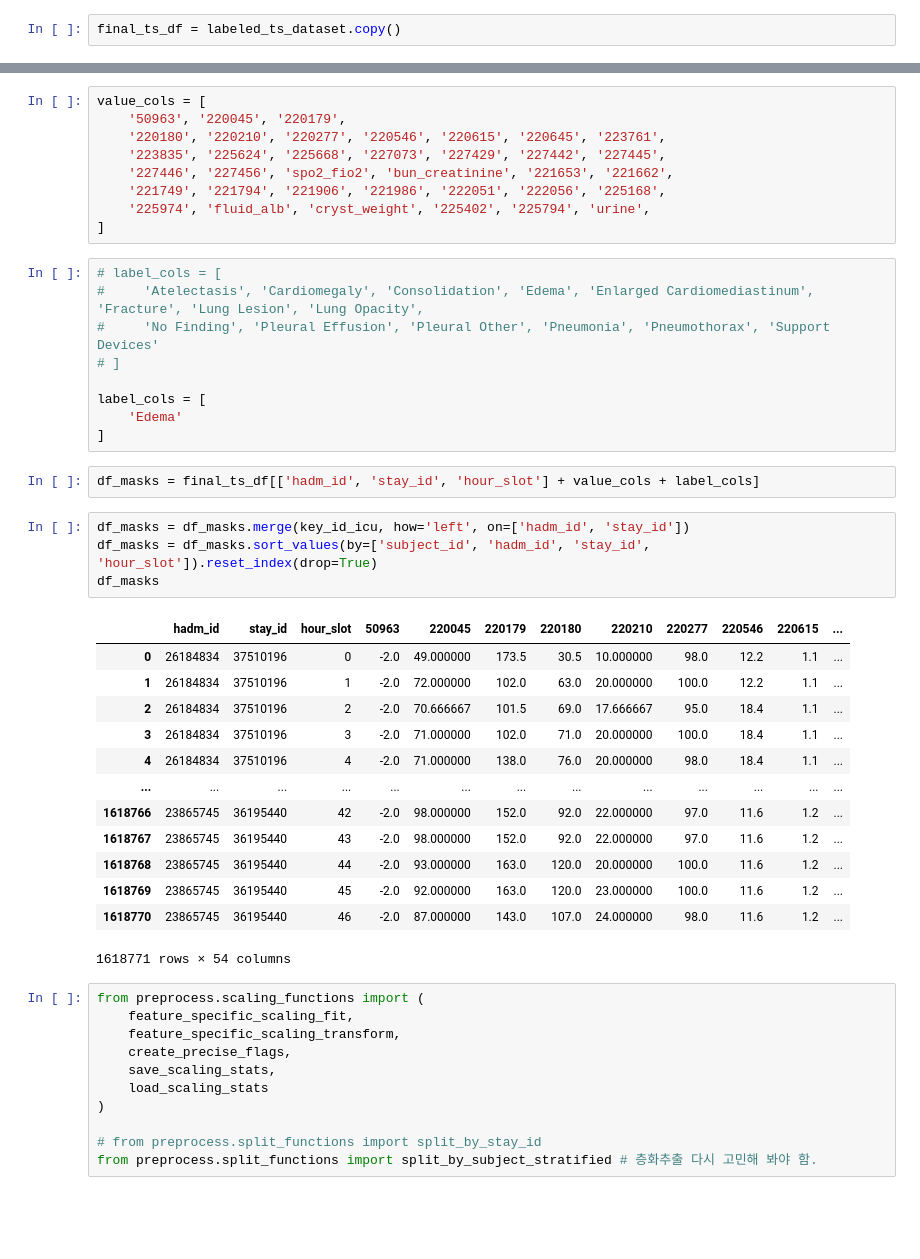
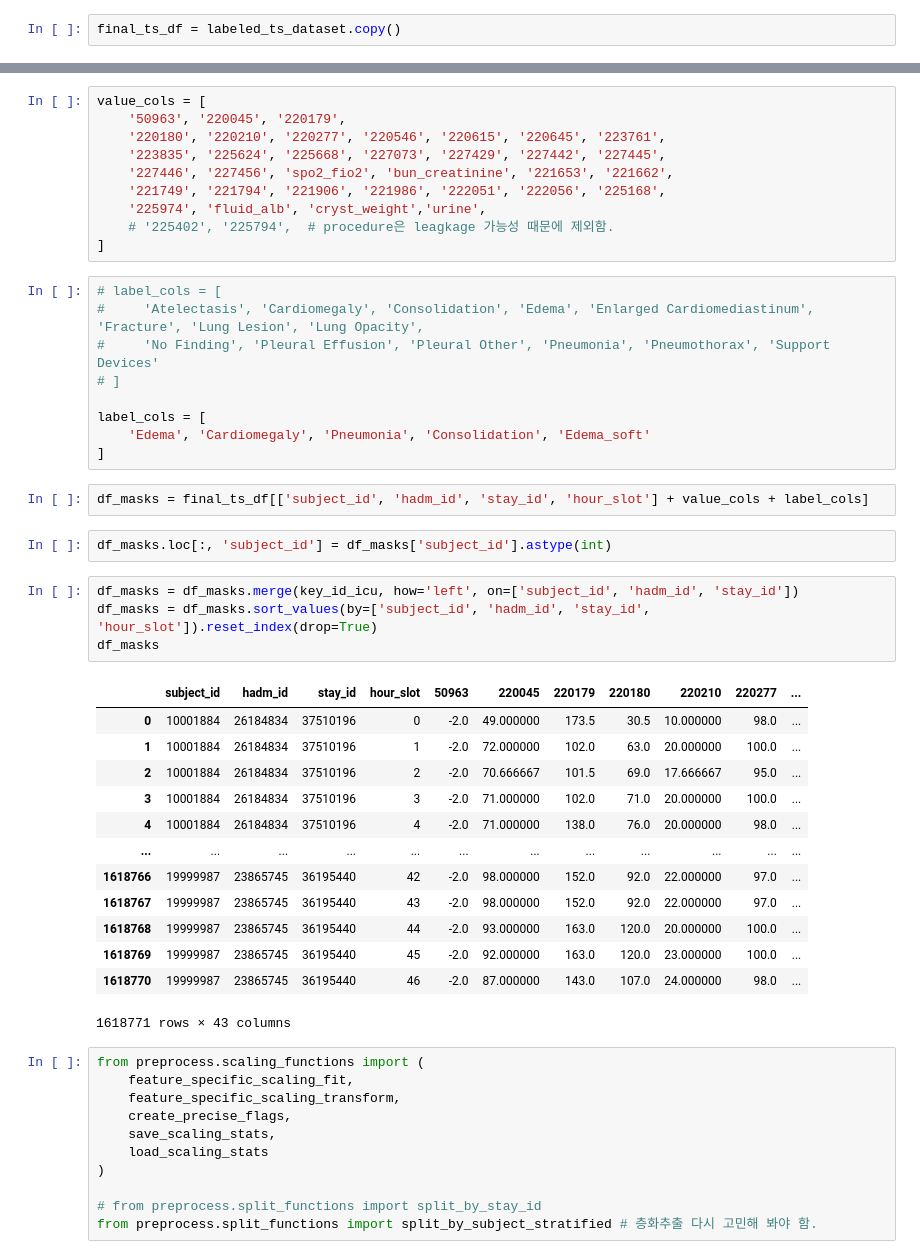
Before and after one commit to lastdancewithyou/multimodal_edema_prediction, a Jupyter notebook: preprocess/time_series_cxr_preprocess_20260316.ipynb, the cells around one changed output, grey strips where cells are left out. Saved outputs shown, nothing was run; the diff lists cells and outputs as text; blank space fills up the shorter version.

```diff
--- a/preprocess/time_series_cxr_preprocess_20260316.ipynb
+++ b/preprocess/time_series_cxr_preprocess_20260316.ipynb
@@ -1547,7 +1434,8 @@ value_cols = [
     '223835', '225624', '225668', '227073', '227429', '227442', '227445',
     '227446', '227456', 'spo2_fio2', 'bun_creatinine', '221653', '221662',
     '221749', '221794', '221906', '221986', '222051', '222056', '225168',
-    '225974', 'fluid_alb', 'cryst_weight', '225402', '225794', 'urine',
+    '225974', 'fluid_alb', 'cryst_weight','urine',
+    # '225402', '225794',  # procedure은 leagkage 가능성 때문에 제외함.
 ]
 # %%
 # label_cols = [
@@ -1556,28 +1444,30 @@ value_cols = [
 # ]
 
 label_cols = [
-    'Edema'
+    'Edema', 'Cardiomegaly', 'Pneumonia', 'Consolidation', 'Edema_soft'
 ]
 # %%
-df_masks = final_ts_df[['hadm_id', 'stay_id', 'hour_slot'] + value_cols + label_cols]
+df_masks = final_ts_df[['subject_id', 'hadm_id', 'stay_id', 'hour_slot'] + value_cols + label_cols]
+# %%
+df_masks.loc[:, 'subject_id'] = df_masks['subject_id'].astype(int)
 # %%
-df_masks = df_masks.merge(key_id_icu, how='left', on=['hadm_id', 'stay_id'])
+df_masks = df_masks.merge(key_id_icu, how='left', on=['subject_id', 'hadm_id', 'stay_id'])
 df_masks = df_masks.sort_values(by=['subject_id', 'hadm_id', 'stay_id', 'hour_slot']).reset_index(drop=True)
 df_masks
 # %% [output]
-|  | hadm_id | stay_id | hour_slot | 50963 | 220045 | 220179 | 220180 | 220210 | 220277 | 220546 | 220615 | ... |
-| 0 | 26184834 | 37510196 | 0 | -2.0 | 49.000000 | 173.5 | 30.5 | 10.000000 | 98.0 | 12.2 | 1.1 | ... |
-| 1 | 26184834 | 37510196 | 1 | -2.0 | 72.000000 | 102.0 | 63.0 | 20.000000 | 100.0 | 12.2 | 1.1 | ... |
-| 2 | 26184834 | 37510196 | 2 | -2.0 | 70.666667 | 101.5 | 69.0 | 17.666667 | 95.0 | 18.4 | 1.1 | ... |
-| 3 | 26184834 | 37510196 | 3 | -2.0 | 71.000000 | 102.0 | 71.0 | 20.000000 | 100.0 | 18.4 | 1.1 | ... |
-| 4 | 26184834 | 37510196 | 4 | -2.0 | 71.000000 | 138.0 | 76.0 | 20.000000 | 98.0 | 18.4 | 1.1 | ... |
-| ... | ... | ... | ... | ... | ... | ... | ... | ... | ... | ... | ... | ... |
-| 1618766 | 23865745 | 36195440 | 42 | -2.0 | 98.000000 | 152.0 | 92.0 | 22.000000 | 97.0 | 11.6 | 1.2 | ... |
-| 1618767 | 23865745 | 36195440 | 43 | -2.0 | 98.000000 | 152.0 | 92.0 | 22.000000 | 97.0 | 11.6 | 1.2 | ... |
-| 1618768 | 23865745 | 36195440 | 44 | -2.0 | 93.000000 | 163.0 | 120.0 | 20.000000 | 100.0 | 11.6 | 1.2 | ... |
-| 1618769 | 23865745 | 36195440 | 45 | -2.0 | 92.000000 | 163.0 | 120.0 | 23.000000 | 100.0 | 11.6 | 1.2 | ... |
-| 1618770 | 23865745 | 36195440 | 46 | -2.0 | 87.000000 | 143.0 | 107.0 | 24.000000 | 98.0 | 11.6 | 1.2 | ... |
+|  | subject_id | hadm_id | stay_id | hour_slot | 50963 | 220045 | 220179 | 220180 | 220210 | 220277 | ... |
+| 0 | 10001884 | 26184834 | 37510196 | 0 | -2.0 | 49.000000 | 173.5 | 30.5 | 10.000000 | 98.0 | ... |
+| 1 | 10001884 | 26184834 | 37510196 | 1 | -2.0 | 72.000000 | 102.0 | 63.0 | 20.000000 | 100.0 | ... |
+| 2 | 10001884 | 26184834 | 37510196 | 2 | -2.0 | 70.666667 | 101.5 | 69.0 | 17.666667 | 95.0 | ... |
+| 3 | 10001884 | 26184834 | 37510196 | 3 | -2.0 | 71.000000 | 102.0 | 71.0 | 20.000000 | 100.0 | ... |
+| 4 | 10001884 | 26184834 | 37510196 | 4 | -2.0 | 71.000000 | 138.0 | 76.0 | 20.000000 | 98.0 | ... |
+| ... | ... | ... | ... | ... | ... | ... | ... | ... | ... | ... | ... |
+| 1618766 | 19999987 | 23865745 | 36195440 | 42 | -2.0 | 98.000000 | 152.0 | 92.0 | 22.000000 | 97.0 | ... |
+| 1618767 | 19999987 | 23865745 | 36195440 | 43 | -2.0 | 98.000000 | 152.0 | 92.0 | 22.000000 | 97.0 | ... |
+| 1618768 | 19999987 | 23865745 | 36195440 | 44 | -2.0 | 93.000000 | 163.0 | 120.0 | 20.000000 | 100.0 | ... |
+| 1618769 | 19999987 | 23865745 | 36195440 | 45 | -2.0 | 92.000000 | 163.0 | 120.0 | 23.000000 | 100.0 | ... |
+| 1618770 | 19999987 | 23865745 | 36195440 | 46 | -2.0 | 87.000000 | 143.0 | 107.0 | 24.000000 | 98.0 | ... |
-1618771 rows × 54 columns
+1618771 rows × 43 columns
 # %%
 from preprocess.scaling_functions import (
     feature_specific_scaling_fit,
```
Also changed, not shown: parts of 175 cells of this notebook, 16 other files.
